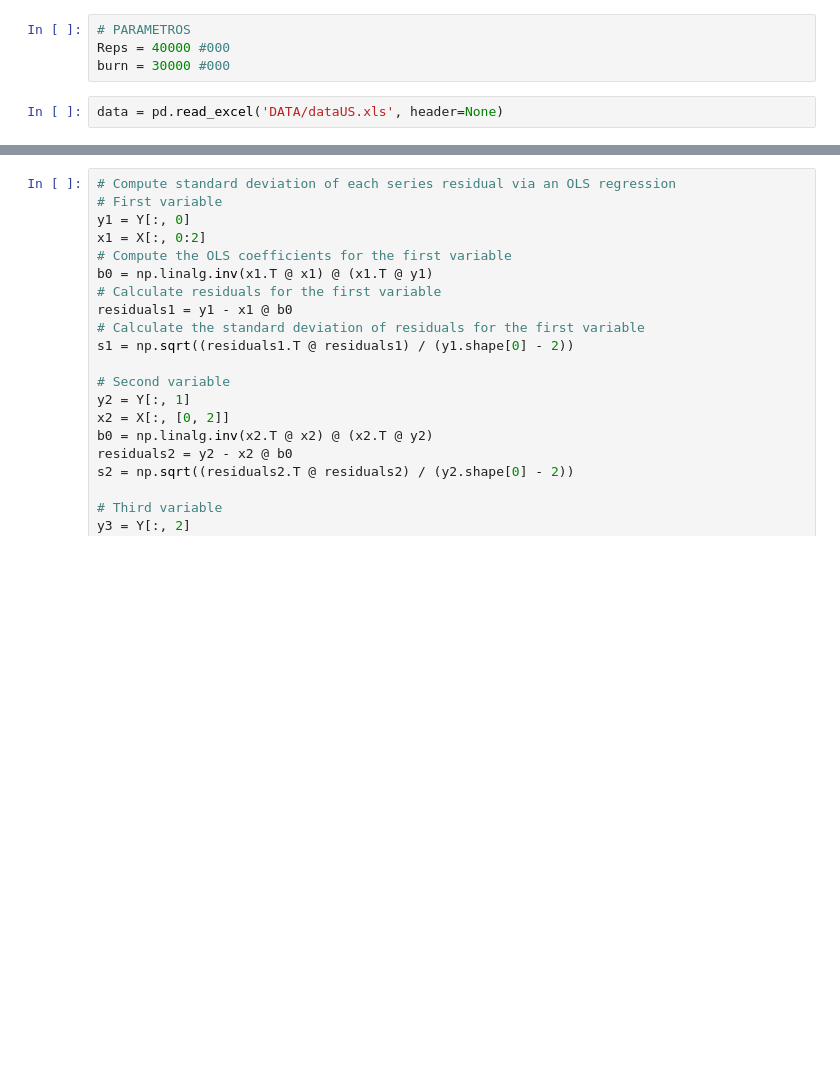
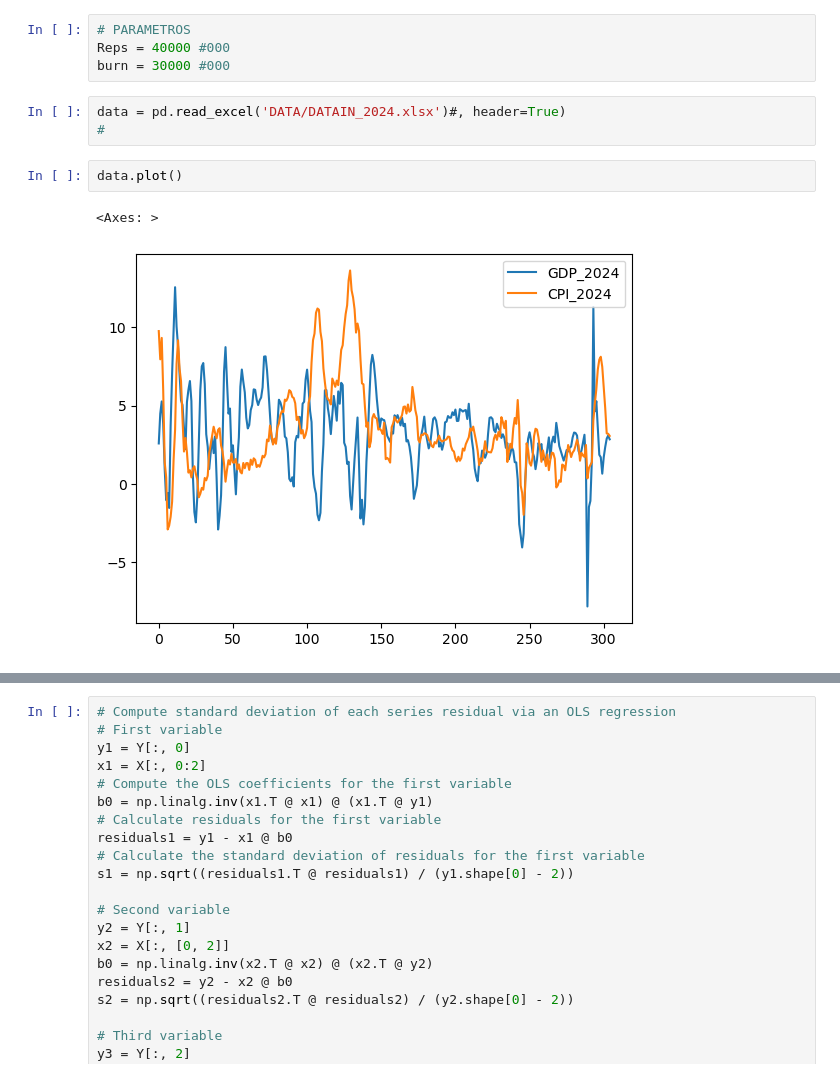
Before and after one commit to jhersoncueva/Gibbs-Sampling-VAR, a Jupyter notebook: ex_2.ipynb, the cells around one changed output, grey strips where cells are left out. Cells and saved outputs as stored; diff of their text form; blank space fills up the shorter version.

```diff
--- a/ex_2.ipynb
+++ b/ex_2.ipynb
@@ -29,7 +27,13 @@ def IWPQ(v, ixpx):
 Reps = 40000 #000
 burn = 30000 #000
 # %%
-data = pd.read_excel('DATA/dataUS.xls', header=None)
+data = pd.read_excel('DATA/DATAIN_2024.xlsx')#, header=True)
+#
+# %%
+data.plot()
+# %% [output]
+<Axes: >
+[figure, added]
 # %%
 data = pd.read_excel('DATA/dataUS.xls', header=None)
 data = data.values
```
Also changed, not shown: parts of 2 cells of this notebook, 6 other files.
